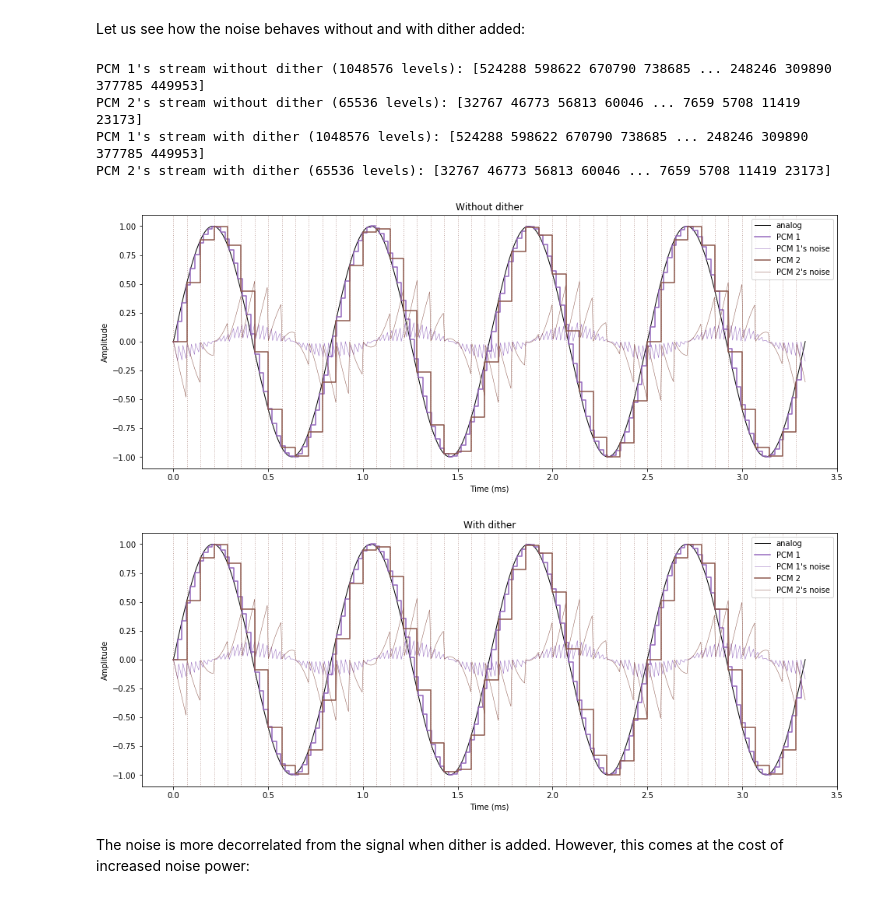
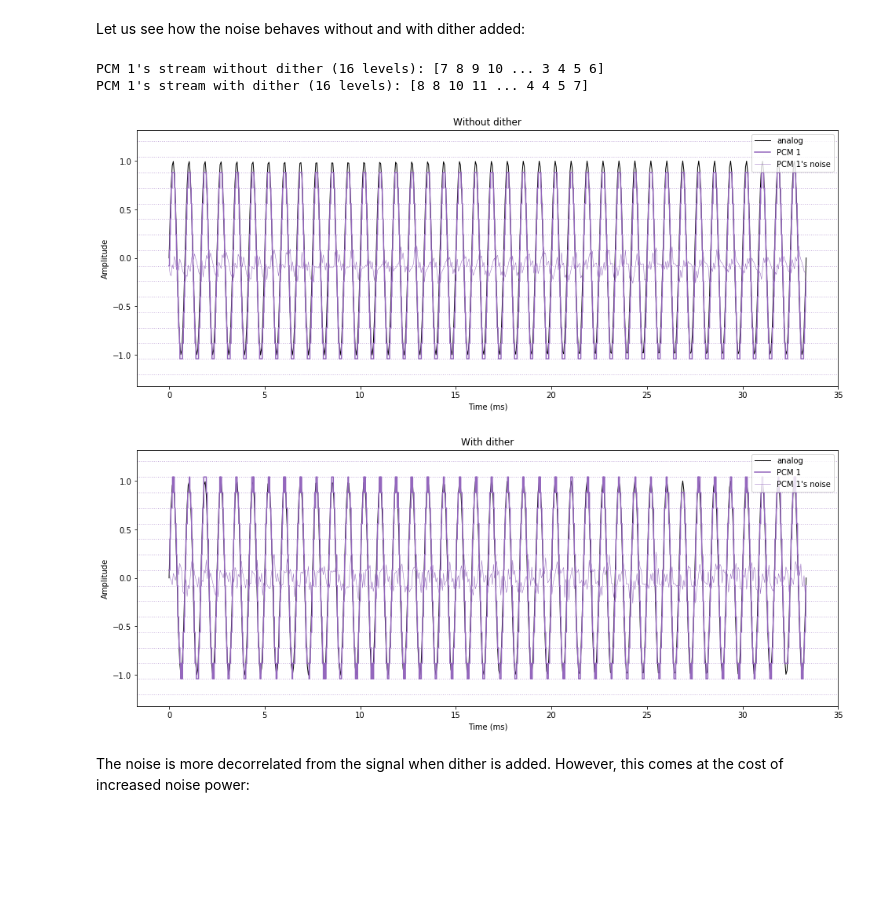
Before and after one commit to marcondos/signal, a Jupyter notebook: sampling.ipynb, the cells around one changed output. Drawn from its saved outputs; the diff is of its cells as text; code cells hidden in the pictures; blank space fills up the shorter version.

Commit message:
reworked dither

```diff
--- a/sampling.ipynb
+++ b/sampling.ipynb
@@ -29,18 +29,24 @@ DVDA = waves.PCMSampler('DVD Audio', 88200, 20)
 # High Fidelity Blu-ray Pure Audio uses 24 bits at 192 kHz (or also 96 kHz)
 BDA = waves.HFPALinearPCM('Blu-Ray Audio')
 
-# Generic, define sampling frequency (Hz) and resolution (bits) to your heart's content
-GenericPCM_1 = waves.PCMSampler('PCM 1', 44100, 20) # Same CD frequency, lower resolution
-GenericPCM_2 = waves.PCMSampler('PCM 2', 14000, 16) # Same CD resolution, lower frequency
+# Generic PCM samplers
+# Define sampling frequency (Hz) and resolution (bits) to your heart's content
+ADC_list = []
+for sampler, freq, bits in [
+    ('PCM 1', 44100, 4),   # Same CD frequency, lower resolution
+    #('PCM 2', 14000, 16),  # Same CD resolution, lower frequency
+]:
+    ADC_list.append(waves.PCMSampler(sampler, freq, bits))
 # %%
-ADC_list = [GenericPCM_1, GenericPCM_2]
 dither_setup = {
     'nodither': {
+        'state': False,
         'label': 'Without dither',
         'c': 'C1',
         'w': 3,
     },
     'dither': {
+        'state': True,
         'label': 'With dither',
         'c': 'C0',
         'w': 1,
@@ -49,46 +55,46 @@ dither_setup = {
 # %%
 f = 1.2e3 # in Hertz, i.e., 1.2 KHz
 audio = waves.AnalogSineWave('analog', f, gain=1, phase=0, infinity=600)
-n_waves = 4
+n_waves = 40
 length = n_waves * 1/f # in seconds
 # %% [markdown]
 Let us see how the noise behaves without and with dither added:
 # %%
 digi_signal = {}
 noise_signal = dict([(k, {}) for k in dither_setup.keys()])
 
 for dithering, setup in dither_setup.items():
     fig, ax = plt.subplots()
     digi_signal[dithering] = dict([(ADC.label, {}) for ADC in ADC_list])
     noise_signal[dithering]['time_domain'] = audio.plot(length, plt, color='k', lw=1)
     for ADC in ADC_list:
-        unsigned, digi_signal[dithering][ADC.label]['time_domain'], digi_signal[dithering][ADC.label]['signal'], _, noise_signal[dither][ADC.label] = ADC.sample(audio, length, ax, lw=1.5)
+        unsigned, digi_signal[dithering][ADC.label]['time_domain'], digi_signal[dithering][ADC.label]['signal'], _, noise_signal[dithering][ADC.label] = ADC.sample(audio, length, ax, dither=setup['state'], lw=1.5)
         print(waves.of(ADC.label), 'stream', setup['label'].lower(),
               '(%i levels):' % ADC.levels, waves.shortlist(unsigned)
              )
 
     # Show grid of ADC with the lowest sampling frequency:
     ADC = sorted(ADC_list, key=lambda ADC: ADC.sampling_frequency)[0]
-    [ax.axvline(t*1000, color=ADC.color, lw=1, ls=':', alpha=0.5) for t in np.arange(0, length, ADC.sampling_interval)]
+    # but only if not many sampling intervals:
+    if length/ADC.sampling_interval <= 100:
+        [ax.axvline(t*1000, color=ADC.color, lw=1, ls=':', alpha=0.5) for t in np.arange(0, length, ADC.sampling_interval)]
 
     # Show grid of ADC with the lowest resolution:
     ADC = sorted(ADC_list, key=lambda ADC: ADC.amplitude_resolution)[0]
     # but only if no more than 4-bit, since too many levels
     if ADC.amplitude_resolution <= 4:
         [ax.axhline(A, color=ADC.color, lw=1, ls=':', alpha=0.5) for A in np.linspace(ADC.amp_min, ADC.amp_max, ADC.levels)]
 
     ax.legend()
     ax.set_title(setup['label'])
     ax.set_ylabel('Amplitude')
     ax.set_xlabel('Time (ms)')
     fig.set_size_inches(16, 6)
 # %% [output]
-PCM 1's stream without dither (1048576 levels): [524288 598622 670790 738685 ... 248246 309890 377785 449953]
-PCM 2's stream without dither (65536 levels): [32767 46773 56813 60046 ... 7659 5708 11419 23173]
-PCM 1's stream with dither (1048576 levels): [524288 598622 670790 738685 ... 248246 309890 377785 449953]
-PCM 2's stream with dither (65536 levels): [32767 46773 56813 60046 ... 7659 5708 11419 23173]
+PCM 1's stream without dither (16 levels): [7 8 9 10 ... 3 4 5 6]
+PCM 1's stream with dither (16 levels): [8 8 10 11 ... 4 4 5 7]
-[figure, old version]
+[figure, new version]
-[figure, old version]
+[figure, new version]
 # %% [markdown]
 The noise is more decorrelated from the signal when dither is added. However, this comes at the cost of increased noise power:
 # %%
```
Also changed, not shown: parts of 12 cells of this notebook, 1 other file.
